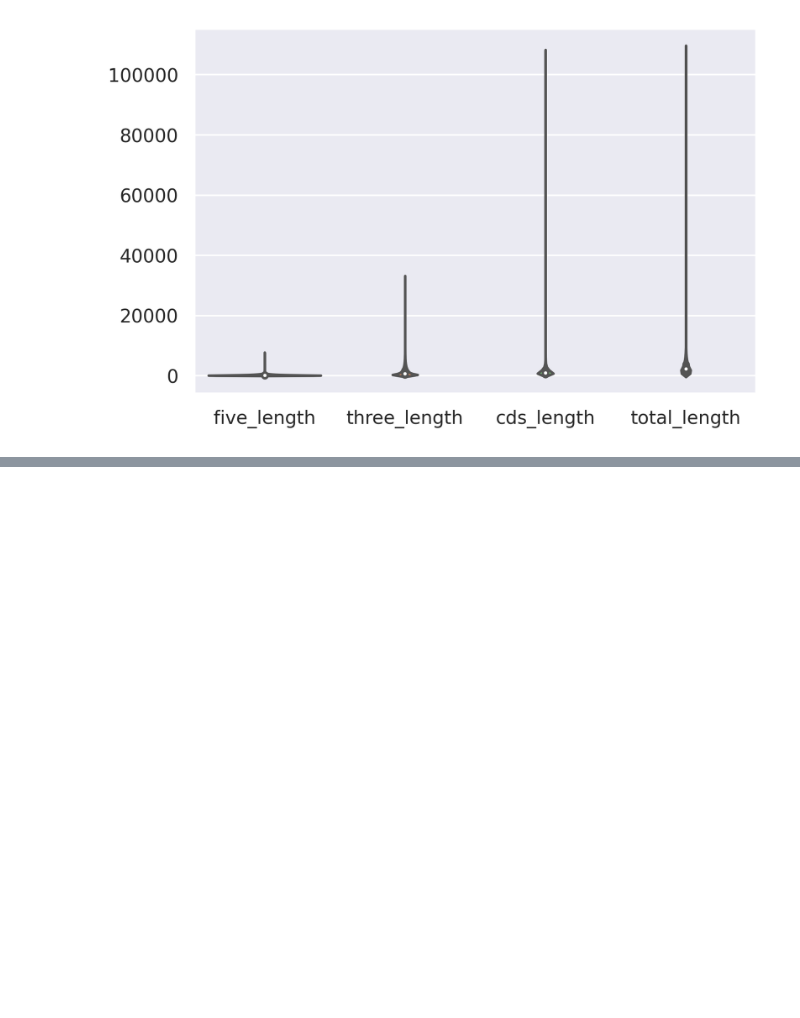
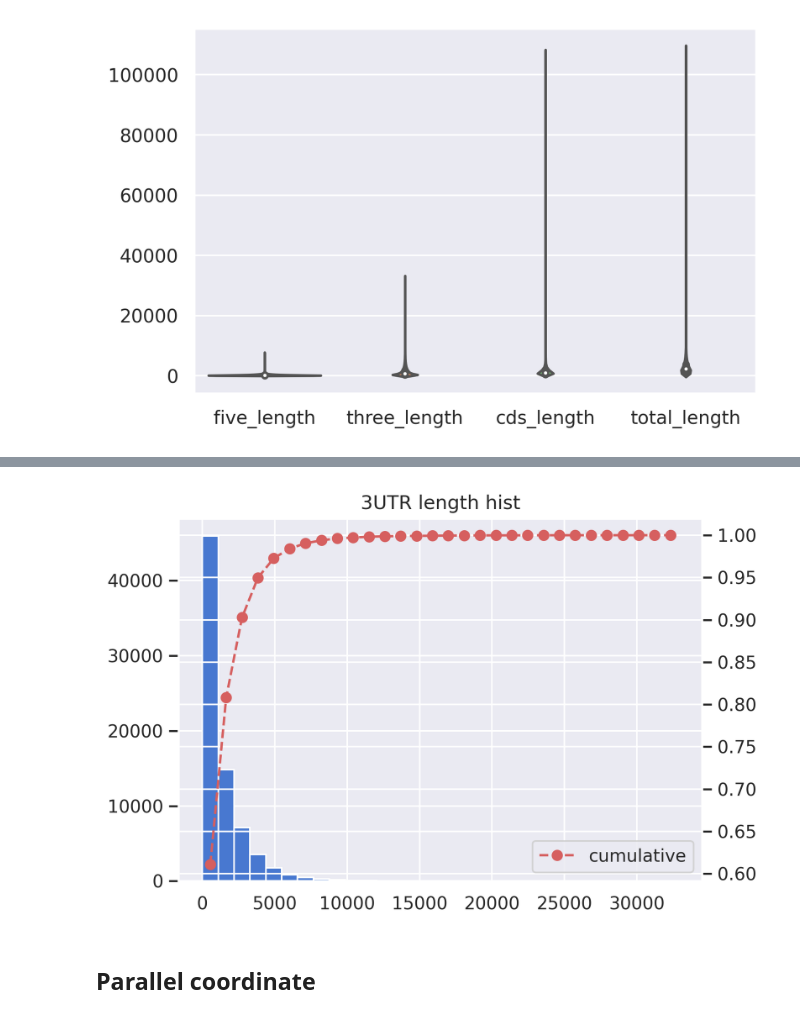
Before and after one commit to Thickstem/UTRBERT, a Jupyter notebook: Ensembl_download_parse.ipynb, the cells around one changed output, grey strips where cells are left out. Drawn from its saved outputs; the diff is of its cells as text; code cells hidden in the pictures; blank space fills up the shorter version.

Commit message:
ensembl parse

```diff
--- a/Ensembl_download_parse.ipynb
+++ b/Ensembl_download_parse.ipynb
@@ -134,0 +171,25 @@ plt.show()
+# %%
+full_tot = pd.read_csv("ensembl_data/full_found_trans.csv",index_col=0)
+# %%
+fig,ax1 = plt.subplots()
+#utr_short = full_tot[full_tot["cds_length"]<10000]
+utr_short = full_tot
+
+ax1.set_title("3UTR length hist")
+n,bins,patches = plt.hist(utr_short["three_length"].values,bins=30)
+
+y2 = np.add.accumulate(n) / n.sum()
+x2 = np.convolve(bins, np.ones(2) / 2, mode="same")[1:]
+
+ax2 = ax1.twinx()
+lines = ax2.plot(x2,y2,ls="--",color="r",marker="o",label="cumulative")
+#plt.text(800,50000,f"min={minlen}\nmax={maxlen}\nmean={mean:.2f}")
+plt.legend()
+plt.tight_layout()
+plt.savefig("3UTR_length_histcum",facecolor="white")
+plt.show()
+#ax.set_xscale("log")
+# %% [output]
+[figure, added]
+# %% [markdown]
+## Parallel coordinate
```
Also changed, not shown: parts of 17 cells of this notebook.
